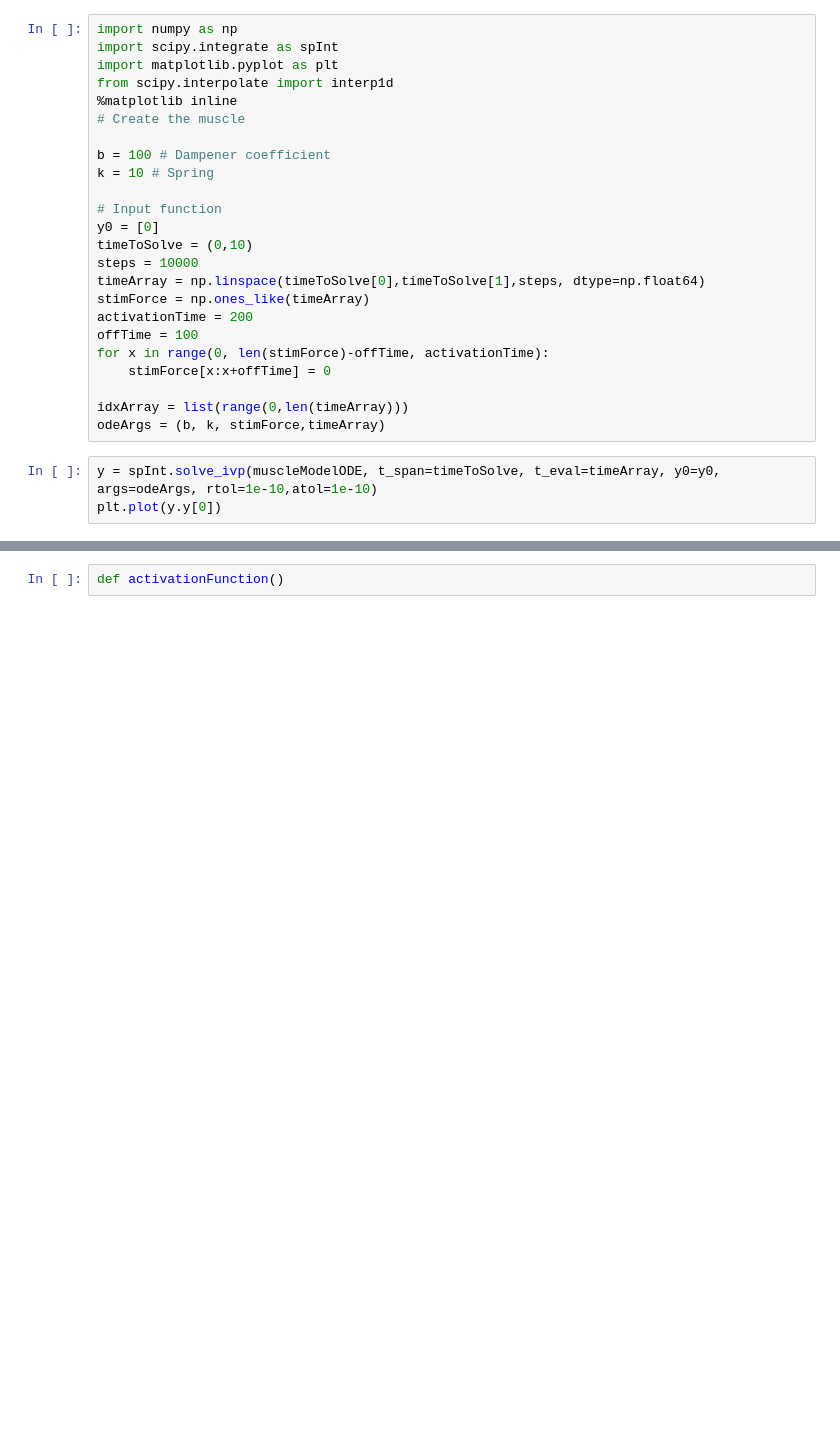
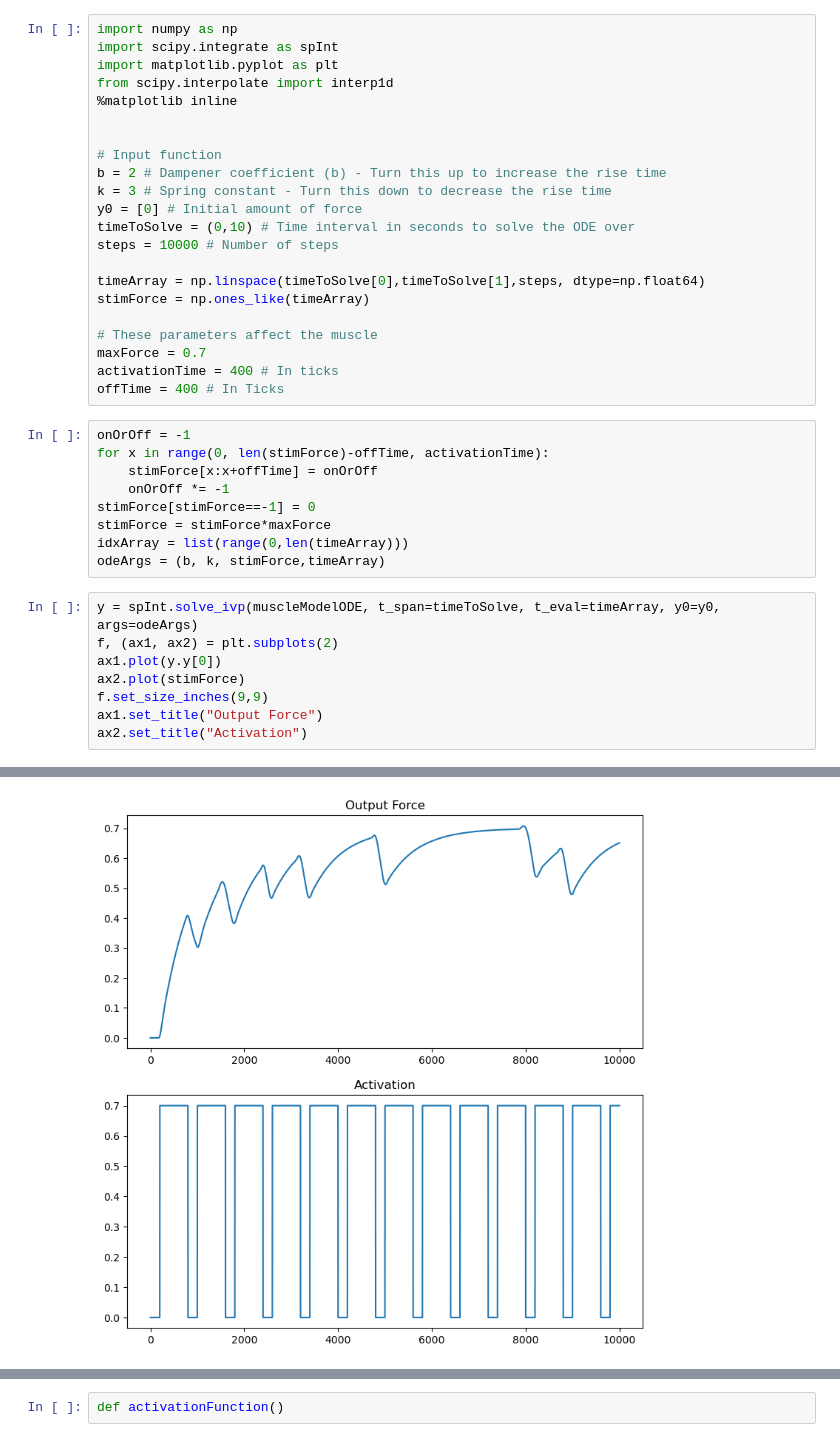
Before and after one commit to migparra73/BME504, a Jupyter notebook: hw1.ipynb, the cells around one changed output, grey strips where cells are left out. Cells and saved outputs as stored; diff of their text form; blank space fills up the shorter version.

```diff
--- a/hw1.ipynb
+++ b/hw1.ipynb
@@ -4,24 +4,37 @@ import scipy.integrate as spInt
 import matplotlib.pyplot as plt
 from scipy.interpolate import interp1d
 %matplotlib inline
-# Create the muscle
 
-b = 100 # Dampener coefficient
-k = 10 # Spring
 
 # Input function
-y0 = [0]
-timeToSolve = (0,10)
-steps = 10000
+b = 2 # Dampener coefficient (b) - Turn this up to increase the rise time
+k = 3 # Spring constant - Turn this down to decrease the rise time
+y0 = [0] # Initial amount of force
+timeToSolve = (0,10) # Time interval in seconds to solve the ODE over
+steps = 10000 # Number of steps
+
 timeArray = np.linspace(timeToSolve[0],timeToSolve[1],steps, dtype=np.float64)
 stimForce = np.ones_like(timeArray)
-activationTime = 200
-offTime = 100
-for x in range(0, len(stimForce)-offTime, activationTime):
-    stimForce[x:x+offTime] = 0
 
-idxArray = list(range(0,len(timeArray)))
-odeArgs = (b, k, stimForce,timeArray)
+# These parameters affect the muscle
+maxForce = 0.7
+activationTime = 400 # In ticks
+offTime = 400 # In Ticks
+# %%
+onOrOff = -1
+for x in range(0, len(stimForce)-offTime, activationTime):
+    stimForce[x:x+offTime] = onOrOff
+    onOrOff *= -1
+stimForce[stimForce==-1] = 0
+stimForce = stimForce*maxForce
+idxArray = list(range(0,len(timeArray)))
+odeArgs = (b, k, stimForce,timeArray)
 # %%
-y = spInt.solve_ivp(muscleModelODE, t_span=timeToSolve, t_eval=timeArray, y0=y0, args=odeArgs, rtol=1e-10,atol=1e-10)
-plt.plot(y.y[0])
+y = spInt.solve_ivp(muscleModelODE, t_span=timeToSolve, t_eval=timeArray, y0=y0, args=odeArgs)
+f, (ax1, ax2) = plt.subplots(2)
+ax1.plot(y.y[0])
+ax2.plot(stimForce)
+f.set_size_inches(9,9)
+ax1.set_title("Output Force")
+ax2.set_title("Activation")
+# %% [output]
@@ -28,3 +42,4 @@ plt.plot(y.y[0])
+[figure, added]
 # %%
 #solve_ivp functions must be in the form func(t, y) D:
 def muscleModelODE(t, y, b, k, drivingForce, timeArray):
```
Also changed, not shown: parts of 2 cells of this notebook.
